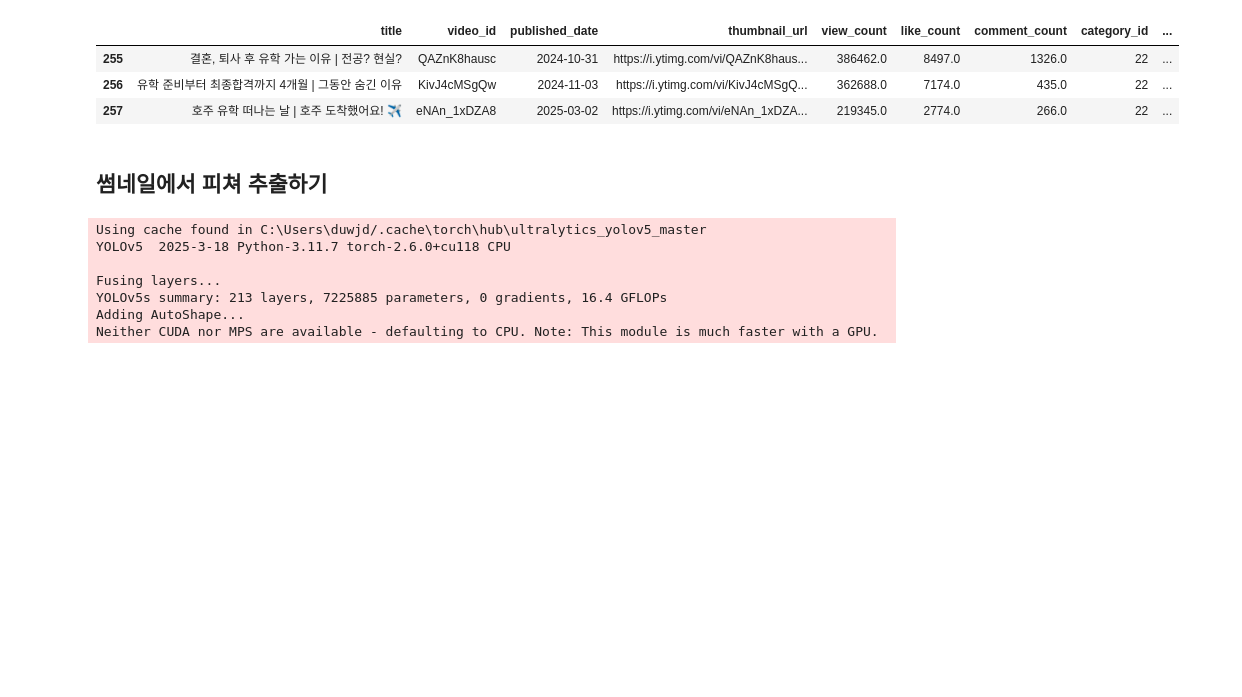
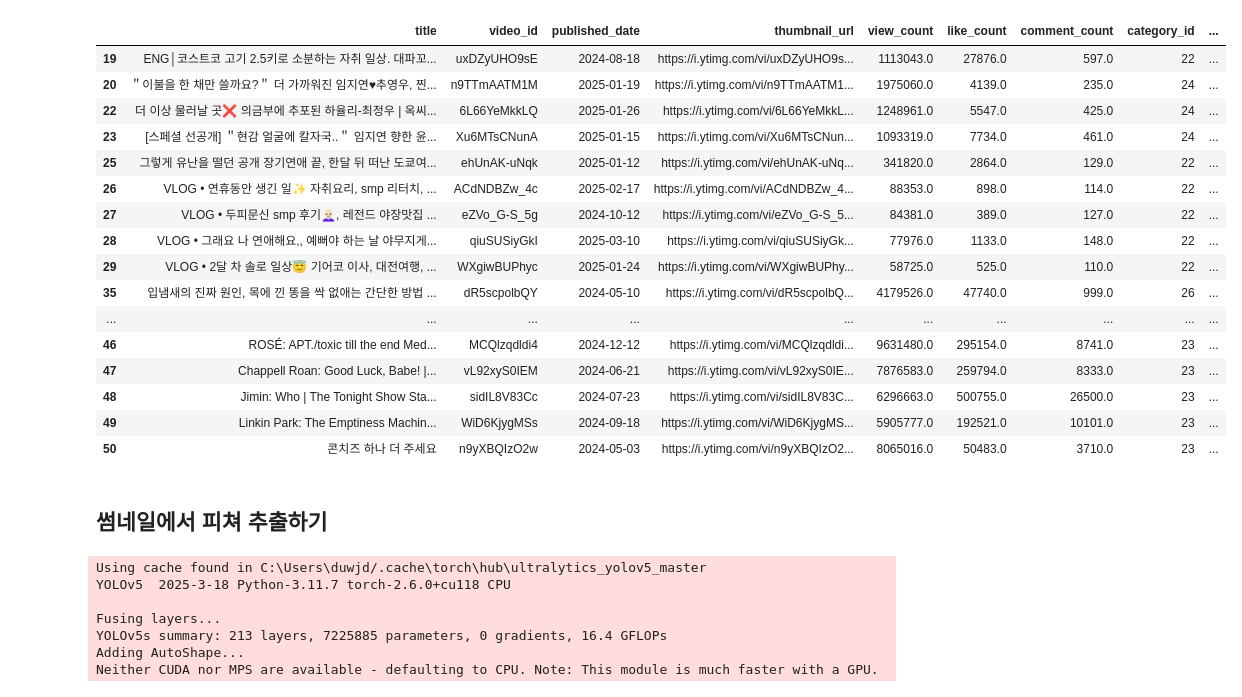
Before and after one commit to NaYeojung/Youtube-prediction-and-feedback, a Jupyter notebook: model/preprocessing.ipynb, the cells around one changed output. Drawn from its saved outputs; the diff is of its cells as text; code cells hidden in the pictures; blank space fills up the shorter version.

```diff
--- a/model/preprocessing.ipynb
+++ b/model/preprocessing.ipynb
@@ -32,13 +48,26 @@ df['duration'] = df['duration'].apply(convert_duration)
 # 1분 이상인 데이터 필터링
 df = df[df['duration'] > "00:01:00"]
 # %%
-df=df[200:203]
+df=df.iloc[10:30,:]
 df
 # %% [output]
 |  | title | video_id | published_date | thumbnail_url | view_count | like_count | comment_count | category_id | ... |
-| 255 | 결혼, 퇴사 후 유학 가는 이유 | 전공? 현실? | QAZnK8hausc | 2024-10-31 | https://i.ytimg.com/vi/QAZnK8haus... | 386462.0 | 8497.0 | 1326.0 | 22 | ... |
-| 256 | 유학 준비부터 최종합격까지 4개월 | 그동안 숨긴 이유 | KivJ4cMSgQw | 2024-11-03 | https://i.ytimg.com/vi/KivJ4cMSgQ... | 362688.0 | 7174.0 | 435.0 | 22 | ... |
-| 257 | 호주 유학 떠나는 날 | 호주 도착했어요! ✈️ | eNAn_1xDZA8 | 2025-03-02 | https://i.ytimg.com/vi/eNAn_1xDZA... | 219345.0 | 2774.0 | 266.0 | 22 | ... |
+| 19 | ENG│코스트코 고기 2.5키로 소분하는 자취 일상. 대파꼬... | uxDZyUHO9sE | 2024-08-18 | https://i.ytimg.com/vi/uxDZyUHO9s... | 1113043.0 | 27876.0 | 597.0 | 22 | ... |
+| 20 | ＂이불을 한 채만 쓸까요?＂ 더 가까워진 임지연♥추영우, 찐... | n9TTmAATM1M | 2025-01-19 | https://i.ytimg.com/vi/n9TTmAATM1... | 1975060.0 | 4139.0 | 235.0 | 24 | ... |
+| 22 | 더 이상 물러날 곳❌ 의금부에 추포된 하율리-최정우 | 옥씨... | 6L66YeMkkLQ | 2025-01-26 | https://i.ytimg.com/vi/6L66YeMkkL... | 1248961.0 | 5547.0 | 425.0 | 24 | ... |
+| 23 | [스페셜 선공개] ＂현감 얼굴에 칼자국..＂ 임지연 향한 윤... | Xu6MTsCNunA | 2025-01-15 | https://i.ytimg.com/vi/Xu6MTsCNun... | 1093319.0 | 7734.0 | 461.0 | 24 | ... |
+| 25 | 그렇게 유난을 떨던 공개 장기연애 끝, 한달 뒤 떠난 도쿄여... | ehUnAK-uNqk | 2025-01-12 | https://i.ytimg.com/vi/ehUnAK-uNq... | 341820.0 | 2864.0 | 129.0 | 22 | ... |
+| 26 | VLOG • 연휴동안 생긴 일✨ 자취요리, smp 리터치, ... | ACdNDBZw_4c | 2025-02-17 | https://i.ytimg.com/vi/ACdNDBZw_4... | 88353.0 | 898.0 | 114.0 | 22 | ... |
+| 27 | VLOG • 두피문신 smp 후기👩🏻‍🦲, 레전드 야장맛집 ... | eZVo_G-S_5g | 2024-10-12 | https://i.ytimg.com/vi/eZVo_G-S_5... | 84381.0 | 389.0 | 127.0 | 22 | ... |
+| 28 | VLOG • 그래요 나 연애해요,, 예뻐야 하는 날 야무지게... | qiuSUSiyGkI | 2025-03-10 | https://i.ytimg.com/vi/qiuSUSiyGk... | 77976.0 | 1133.0 | 148.0 | 22 | ... |
+| 29 | VLOG • 2달 차 솔로 일상😇 기어코 이사, 대전여행, ... | WXgiwBUPhyc | 2025-01-24 | https://i.ytimg.com/vi/WXgiwBUPhy... | 58725.0 | 525.0 | 110.0 | 22 | ... |
+| 35 | 입냄새의 진짜 원인, 목에 낀 똥을 싹 없애는 간단한 방법 ... | dR5scpolbQY | 2024-05-10 | https://i.ytimg.com/vi/dR5scpolbQ... | 4179526.0 | 47740.0 | 999.0 | 26 | ... |
+| ... | ... | ... | ... | ... | ... | ... | ... | ... | ... |
+| 46 | ROSÉ: APT./toxic till the end Med... | MCQlzqdldi4 | 2024-12-12 | https://i.ytimg.com/vi/MCQlzqdldi... | 9631480.0 | 295154.0 | 8741.0 | 23 | ... |
+| 47 | Chappell Roan: Good Luck, Babe! |... | vL92xyS0IEM | 2024-06-21 | https://i.ytimg.com/vi/vL92xyS0IE... | 7876583.0 | 259794.0 | 8333.0 | 23 | ... |
+| 48 | Jimin: Who | The Tonight Show Sta... | sidIL8V83Cc | 2024-07-23 | https://i.ytimg.com/vi/sidIL8V83C... | 6296663.0 | 500755.0 | 26500.0 | 23 | ... |
+| 49 | Linkin Park: The Emptiness Machin... | WiD6KjygMSs | 2024-09-18 | https://i.ytimg.com/vi/WiD6KjygMS... | 5905777.0 | 192521.0 | 10101.0 | 23 | ... |
+| 50 | 콘치즈 하나 더 주세요 | n9yXBQIzO2w | 2024-05-03 | https://i.ytimg.com/vi/n9yXBQIzO2... | 8065016.0 | 50483.0 | 3710.0 | 23 | ... |
 # %% [markdown]
 ## 썸네일에서 피쳐 추출하기
 # %%
```
Also changed, not shown: parts of 20 cells of this notebook, 7 other files.
